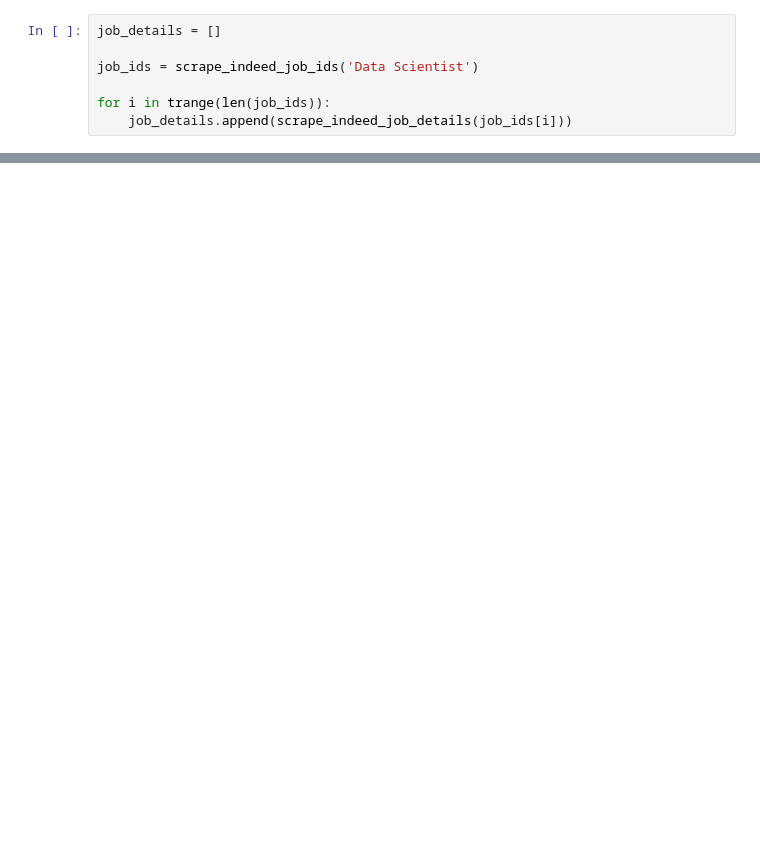
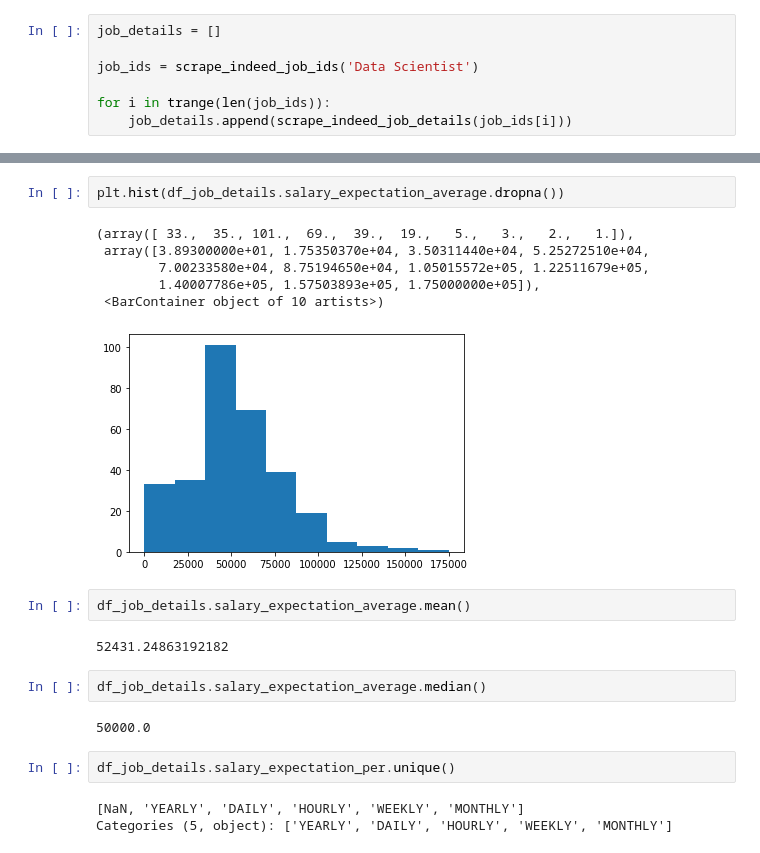
Before and after one commit to neilpmayhew/udacity-data-scientist-nd, a Jupyter notebook: 01-data-science-blog/uk-data-science-job-analysis.ipynb, the cells around one changed output, grey strips where cells are left out. Saved outputs shown, nothing was run; the diff lists cells and outputs as text; blank space fills up the shorter version.

```diff
--- a/01-data-science-blog/uk-data-science-job-analysis.ipynb
+++ b/01-data-science-blog/uk-data-science-job-analysis.ipynb
@@ -120,0 +355,22 @@ for i in trange(len(job_ids)):
+# %%
+plt.hist(df_job_details.salary_expectation_average.dropna())
+# %% [output]
+(array([ 33.,  35., 101.,  69.,  39.,  19.,   5.,   3.,   2.,   1.]),
+ array([3.89300000e+01, 1.75350370e+04, 3.50311440e+04, 5.25272510e+04,
+        7.00233580e+04, 8.75194650e+04, 1.05015572e+05, 1.22511679e+05,
+        1.40007786e+05, 1.57503893e+05, 1.75000000e+05]),
+ <BarContainer object of 10 artists>)
+[figure, added]
+# %%
+df_job_details.salary_expectation_average.mean()
+# %% [output]
+52431.24863192182
+# %%
+df_job_details.salary_expectation_average.median()
+# %% [output]
+50000.0
+# %%
+df_job_details.salary_expectation_per.unique()
+# %% [output]
+[NaN, 'YEARLY', 'DAILY', 'HOURLY', 'WEEKLY', 'MONTHLY']
+Categories (5, object): ['YEARLY', 'DAILY', 'HOURLY', 'WEEKLY', 'MONTHLY']
```
Also changed, not shown: parts of 35 cells of this notebook.
